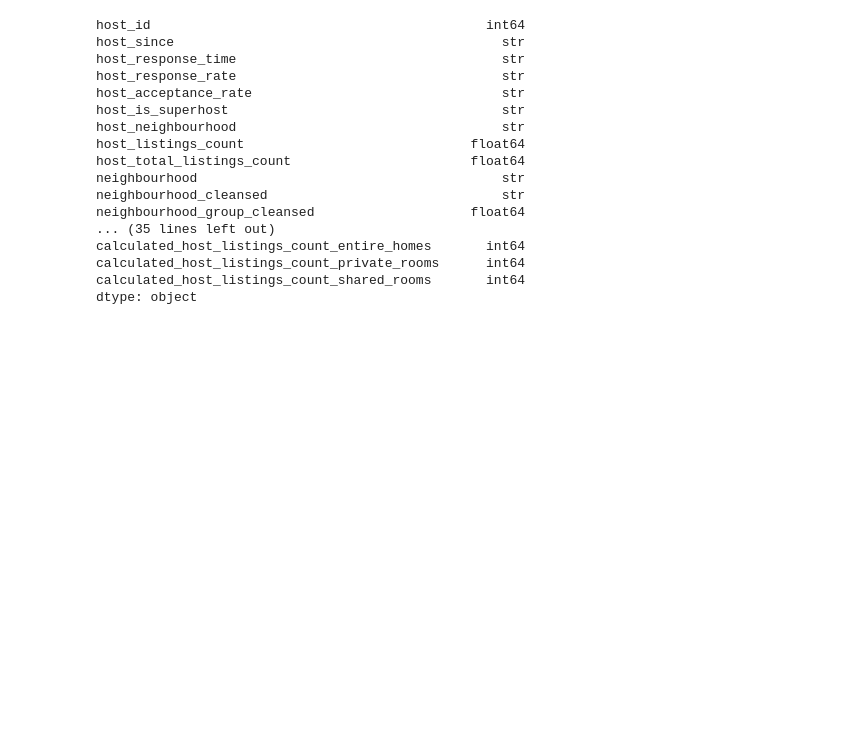
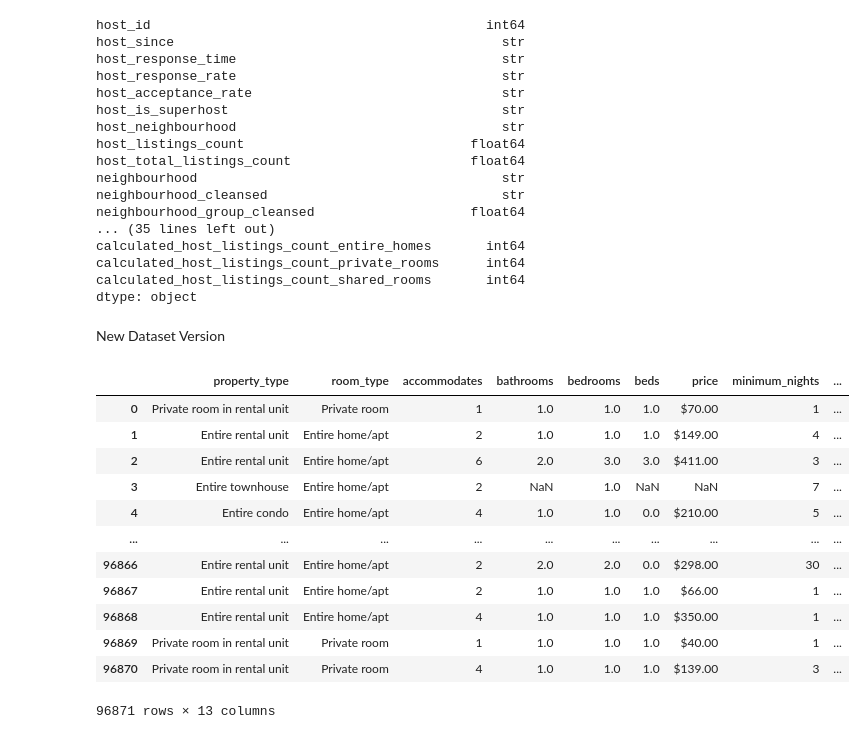
Before and after one commit to HrydeyBhatti/Exploratory-Data-Analysis-London-Airbnb-Data, a Jupyter notebook: notebooks/EDA.ipynb, the cells around one changed output. Drawn from its saved outputs; the diff is of its cells as text; code cells hidden in the pictures; blank space fills up the shorter version.

Commit message:
Outputted dataset successfully and printed first 5 rows of dataset

```diff
--- a/notebooks/EDA.ipynb
+++ b/notebooks/EDA.ipynb
@@ -301,3 +301,39 @@ calculated_host_listings_count_entire_homes       int64
 calculated_host_listings_count_private_rooms      int64
 calculated_host_listings_count_shared_rooms       int64
 dtype: object
+# %% [markdown]
+New Dataset Version
+# %%
+keep_columns = [
+    'property_type',
+    'room_type',
+    'accommodates',
+    'bathrooms',
+    'bedrooms',
+    'beds',
+    'price',
+    'minimum_nights',
+    'maximum_nights',
+    'neighbourhood_cleansed',
+    'number_of_reviews',
+    'review_scores_rating',
+    'availability_365'
+]
+
+
+df = listings[keep_columns]
+df
+# %% [output]
+|  | property_type | room_type | accommodates | bathrooms | bedrooms | beds | price | minimum_nights | ... |
+| 0 | Private room in rental unit | Private room | 1 | 1.0 | 1.0 | 1.0 | $70.00 | 1 | ... |
+| 1 | Entire rental unit | Entire home/apt | 2 | 1.0 | 1.0 | 1.0 | $149.00 | 4 | ... |
+| 2 | Entire rental unit | Entire home/apt | 6 | 2.0 | 3.0 | 3.0 | $411.00 | 3 | ... |
+| 3 | Entire townhouse | Entire home/apt | 2 | NaN | 1.0 | NaN | NaN | 7 | ... |
+| 4 | Entire condo | Entire home/apt | 4 | 1.0 | 1.0 | 0.0 | $210.00 | 5 | ... |
+| ... | ... | ... | ... | ... | ... | ... | ... | ... | ... |
+| 96866 | Entire rental unit | Entire home/apt | 2 | 2.0 | 2.0 | 0.0 | $298.00 | 30 | ... |
+| 96867 | Entire rental unit | Entire home/apt | 2 | 1.0 | 1.0 | 1.0 | $66.00 | 1 | ... |
+| 96868 | Entire rental unit | Entire home/apt | 4 | 1.0 | 1.0 | 1.0 | $350.00 | 1 | ... |
+| 96869 | Private room in rental unit | Private room | 1 | 1.0 | 1.0 | 1.0 | $40.00 | 1 | ... |
+| 96870 | Private room in rental unit | Private room | 4 | 1.0 | 1.0 | 1.0 | $139.00 | 3 | ... |
+96871 rows × 13 columns
```
Also changed, not shown: parts of 1 cell of this notebook.
